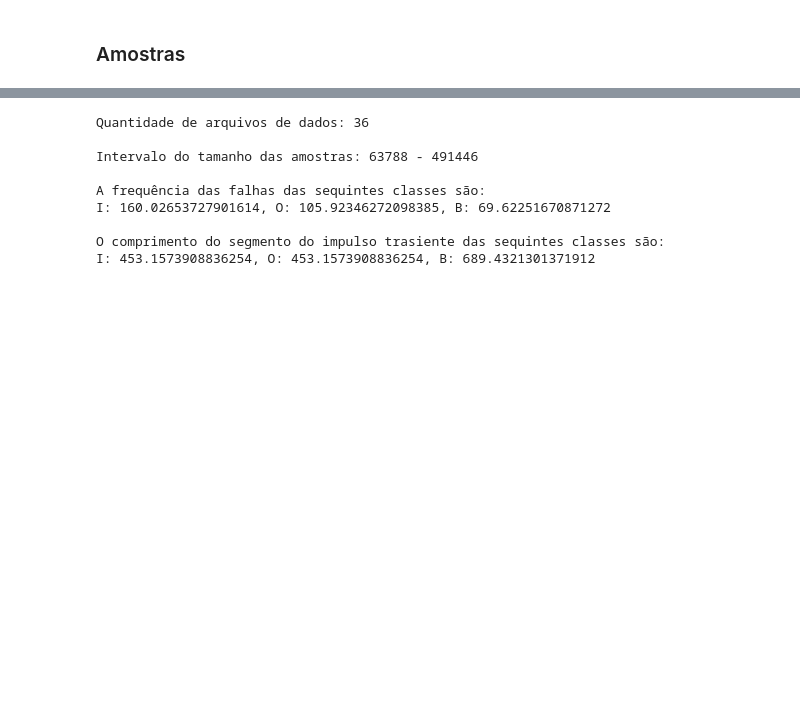
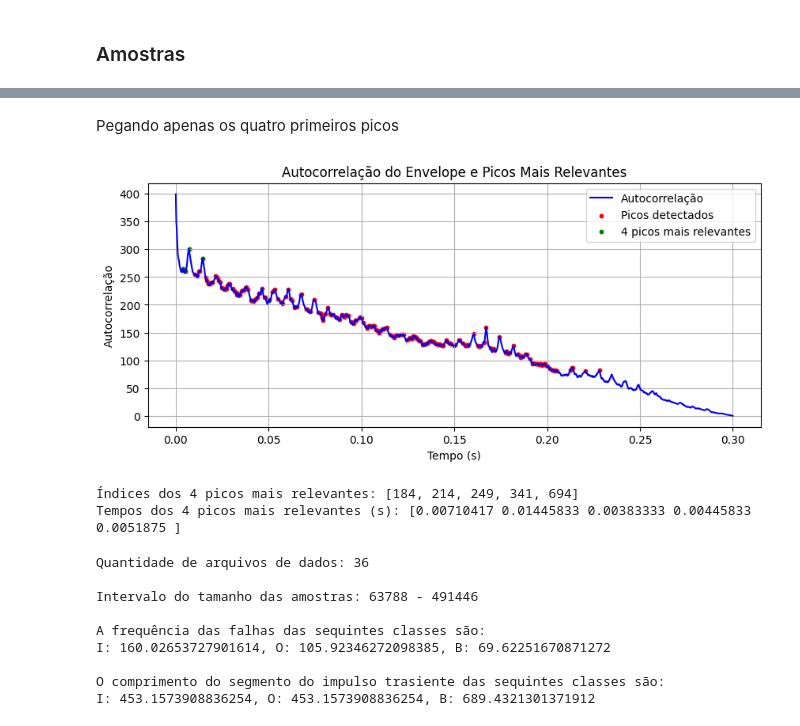
Before and after one commit to rochasantos/CWRU-AutoEncoder-Diagnosis, a Jupyter notebook: notebook.ipynb, the cells around one changed output, grey strips where cells are left out. Cells and saved outputs as stored; diff of their text form; code cells hidden in the pictures; blank space fills up the shorter version.

```diff
--- a/notebook.ipynb
+++ b/notebook.ipynb
@@ -256,0 +148,5 @@ from utils import load_yaml
+# %%
+remove_files = ["148", "149", "150", "151", "161", "162", "163", "164", "250", "251", "252", "253", "262", "263", "264", "265"]
+osr = 48000
+tsr = 42000
+segment_size = 4800
@@ -257,3 +635,75 @@ from utils import load_yaml
+# %% [markdown]
+Pegando apenas os quatro primeiros picos
+# %%
+import numpy as np
+import matplotlib.pyplot as plt
+from scipy.signal import hilbert, butter, filtfilt, correlate, find_peaks
+
+def bandpass_filter(signal, fs, lowcut=500, highcut=5000):
+    """
+    Aplica um filtro passa-banda para remover ruído e manter apenas as frequências relevantes.
+    """
+    nyq = 0.5 * fs
+    low = lowcut / nyq
+    high = highcut / nyq
+    b, a = butter(4, [low, high], btype='band')
+    return filtfilt(b, a, signal)
+
+def detect_top_four_peaks(signal, fs):
+    """
+    Detecta os 4 picos mais relevantes da autocorrelação do envelope do sinal.
+
+    :param signal: Sinal de vibração (array)
+    :param fs: Taxa de amostragem (Hz)
+    :return: Índices e tempos dos 4 picos mais relevantes
+    """
+    # Passo 1: Filtrar o sinal
+    signal_filtered = bandpass_filter(signal, fs)
+
+    # Passo 2: Calcular o envelope do sinal via Transformada de Hilbert
+    envelope = np.abs(hilbert(signal_filtered))
+
+    # Passo 3: Calcular a autocorrelação do envelope
+    autocorr = correlate(envelope, envelope, mode='full')
+    autocorr = autocorr[len(autocorr) // 2:]  # Considerar apenas valores positivos
+
+    # Passo 4: Criar vetor de tempos correspondente ao eixo X
+    lags = np.arange(len(autocorr)) / fs  # Converte índices para tempo (s)
+
+    # Passo 5: Encontrar os picos da autocorrelação
+    peaks, properties = find_peaks(autocorr, height=0.2 * max(autocorr))  # Detectar picos relevantes
+
+    # Ordenar os picos pelos valores mais altos (os mais relevantes)
+    top_peaks = sorted(peaks, key=lambda i: autocorr[i], reverse=True)[:5]  # Pegamos os 4 picos mais altos
+
+    top_peaks_times = lags[top_peaks]  # Convertendo os índices dos picos para tempos
+
+    # Passo 6: Plotar os resultados
+    plt.figure(figsize=(10, 4))
+    plt.plot(lags, autocorr, label="Autocorrelação", color='blue')
+    plt.scatter(lags[peaks], autocorr[peaks], color='red', label="Picos detectados", s=10)  # Todos os picos
+    plt.scatter(top_peaks_times, autocorr[top_peaks], color='green', label="4 picos mais relevantes", s=10)  # Picos principais
+    plt.xlabel("Tempo (s)")
+    plt.ylabel("Autocorrelação")
+    plt.title("Autocorrelação do Envelope e Picos Mais Relevantes")
+    plt.legend()
+    plt.grid()
+    plt.show()
+
+    return top_peaks, top_peaks_times
+
+# Exemplo de uso
+fs = 48000
+filepath = "data/raw/cwru/189.mat"
+signal = dataset.load_signal_by_path(filepath)[0][:3*4800]
+top_peaks_indices, top_peaks_times = detect_top_four_peaks(signal, fs)
+
+print(f"Índices dos 4 picos mais relevantes: {sorted(top_peaks_indices)}")
+print(f"Tempos dos 4 picos mais relevantes (s): {top_peaks_times}")
+# %% [output]
+[figure, added]
+Índices dos 4 picos mais relevantes: [184, 214, 249, 341, 694]
+Tempos dos 4 picos mais relevantes (s): [0.00710417 0.01445833 0.00383333 0.00445833 0.0051875 ]
 # %%
 
 dataset = CWRU()
```
Also changed, not shown: parts of 30 cells of this notebook, 31 other files.
